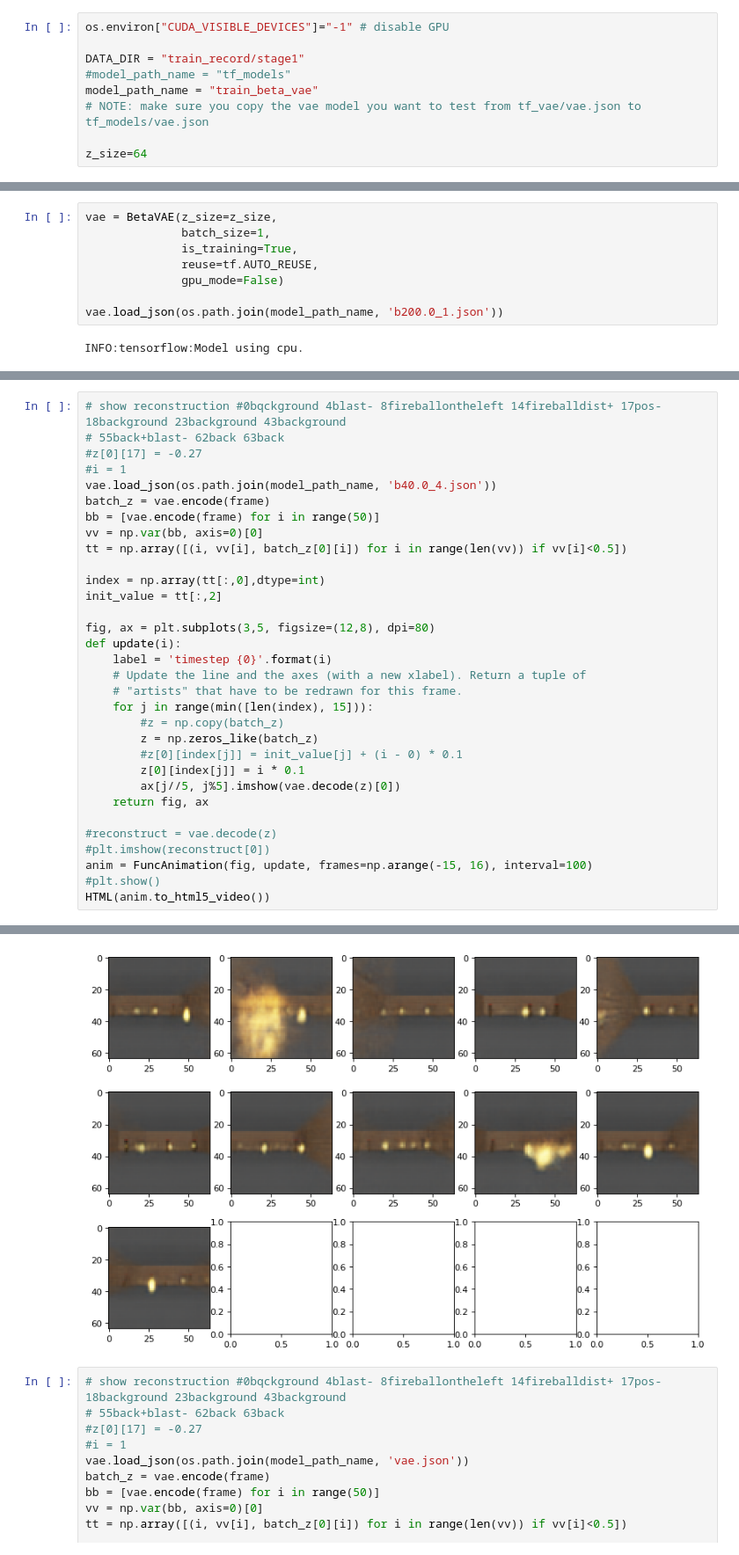
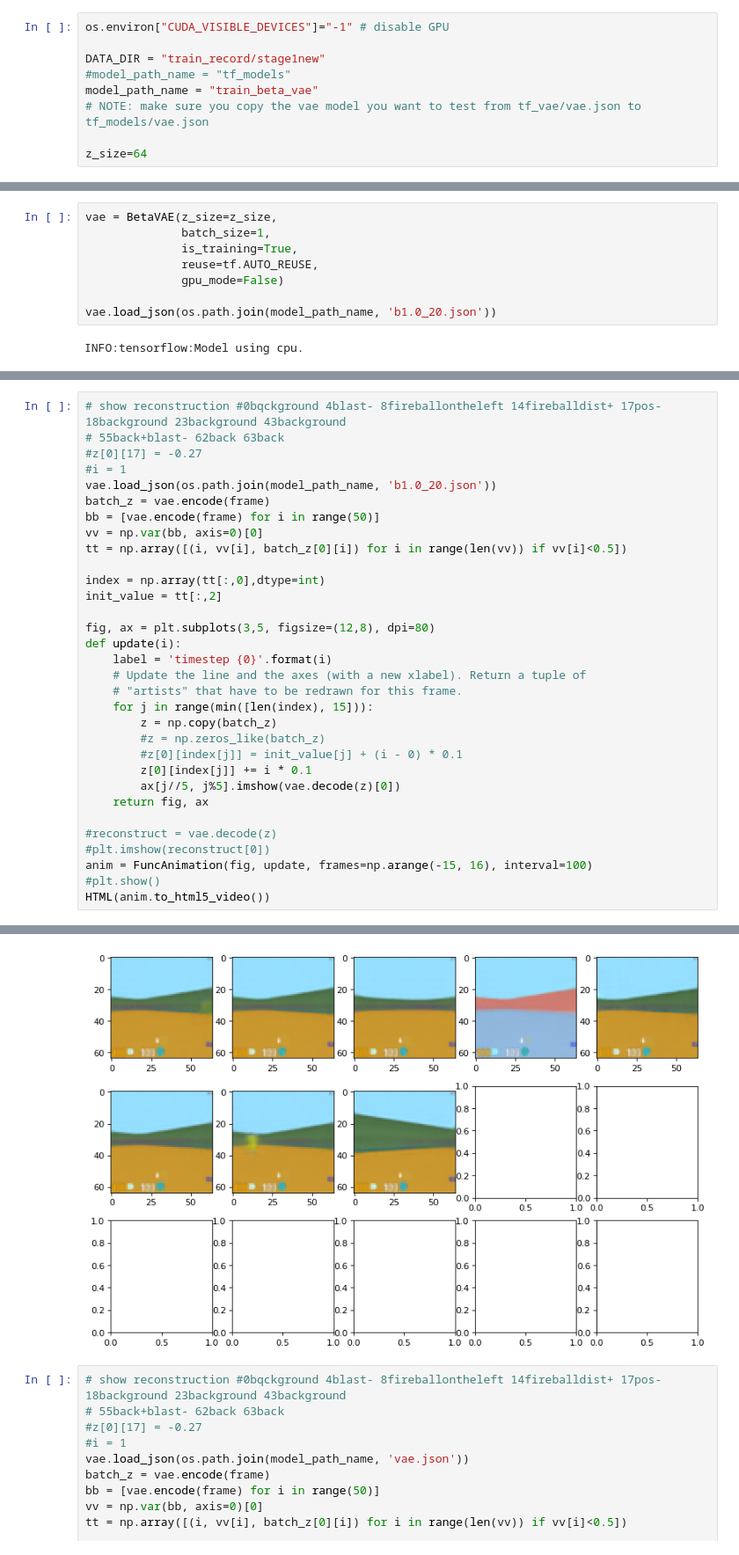
Before and after one commit to beeperman/WorldModelsExperiments, a Jupyter notebook: objects/test_vision.ipynb, the cells around one changed output, grey strips where cells are left out. Shown at 88% size. Drawn from its saved outputs; the diff is of its cells as text.

```diff
--- a/objects/test_vision.ipynb
+++ b/objects/test_vision.ipynb
@@ -16,7 +16,7 @@ np.set_printoptions(precision=4, edgeitems=6, linewidth=100, suppress=True)
 # %%
 os.environ["CUDA_VISIBLE_DEVICES"]="-1" # disable GPU
 
-DATA_DIR = "train_record/stage1"
+DATA_DIR = "train_record/stage1new"
 #model_path_name = "tf_models"
 model_path_name = "train_beta_vae"
 # NOTE: make sure you copy the vae model you want to test from tf_vae/vae.json to tf_models/vae.json
@@ -38,7 +38,7 @@ vae = BetaVAE(z_size=z_size,
               reuse=tf.AUTO_REUSE,
               gpu_mode=False)
 
-vae.load_json(os.path.join(model_path_name, 'b200.0_1.json'))
+vae.load_json(os.path.join(model_path_name, 'b1.0_20.json'))
 # %% [output]
 INFO:tensorflow:Model using cpu.
 # %%
@@ -117,38 +112,38 @@ HTML(anim.to_html5_video())
 # %%
 # show reconstruction #0bqckground 4blast- 8fireballontheleft 14fireballdist+ 17pos- 18background 23background 43background
 # 55back+blast- 62back 63back
 #z[0][17] = -0.27
 #i = 1
-vae.load_json(os.path.join(model_path_name, 'b40.0_4.json'))
+vae.load_json(os.path.join(model_path_name, 'b1.0_20.json'))
 batch_z = vae.encode(frame)
 bb = [vae.encode(frame) for i in range(50)]
 vv = np.var(bb, axis=0)[0]
 tt = np.array([(i, vv[i], batch_z[0][i]) for i in range(len(vv)) if vv[i]<0.5])
 
 index = np.array(tt[:,0],dtype=int)
 init_value = tt[:,2]
 
 fig, ax = plt.subplots(3,5, figsize=(12,8), dpi=80)
 def update(i):
     label = 'timestep {0}'.format(i)
     # Update the line and the axes (with a new xlabel). Return a tuple of
     # "artists" that have to be redrawn for this frame.
     for j in range(min([len(index), 15])):
-        #z = np.copy(batch_z)
-        z = np.zeros_like(batch_z)
+        z = np.copy(batch_z)
+        #z = np.zeros_like(batch_z)
         #z[0][index[j]] = init_value[j] + (i - 0) * 0.1
-        z[0][index[j]] = i * 0.1
+        z[0][index[j]] += i * 0.1
         ax[j//5, j%5].imshow(vae.decode(z)[0])
     return fig, ax
 
 #reconstruct = vae.decode(z)
 #plt.imshow(reconstruct[0])
 anim = FuncAnimation(fig, update, frames=np.arange(-15, 16), interval=100)
 #plt.show()
 HTML(anim.to_html5_video())
 # %% [output]
 [interactive output not drawn]
-[figure, old version]
+[figure, new version]
 # %%
 # show reconstruction #0bqckground 4blast- 8fireballontheleft 14fireballdist+ 17pos- 18background 23background 43background
 # 55back+blast- 62back 63back
```
Also changed, not shown: parts of 4 cells of this notebook, 4 other files.
